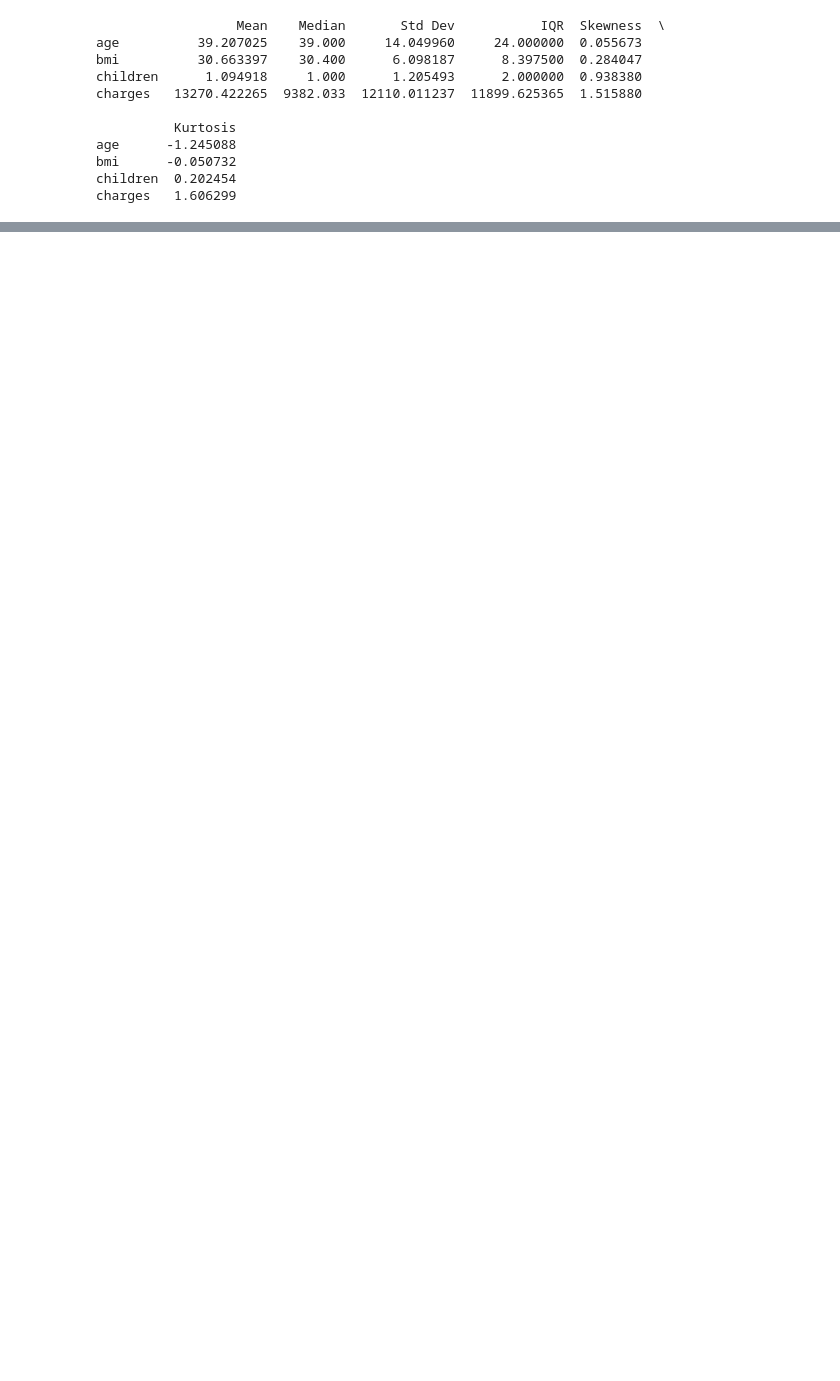
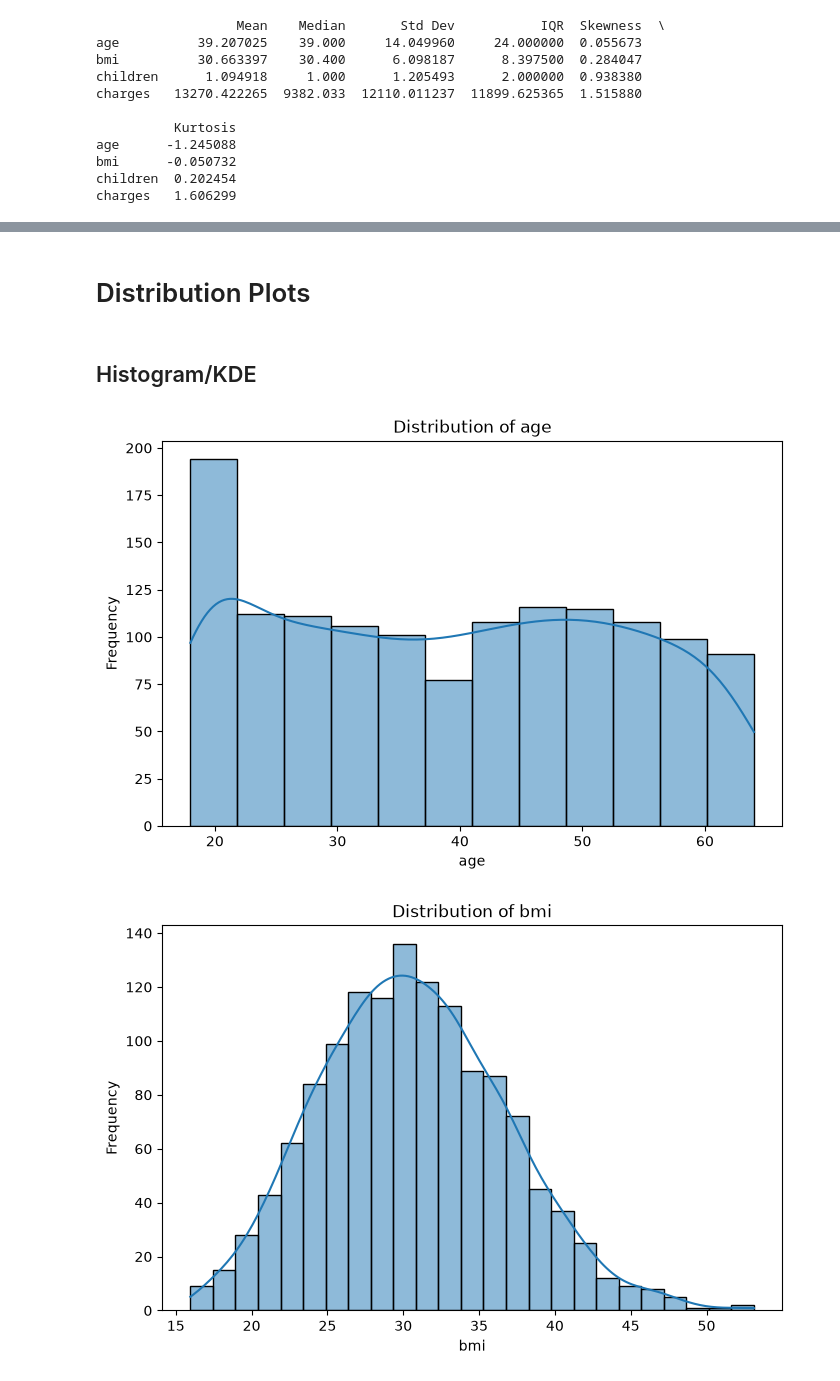
Before and after one commit to Diya0718/DS602_202618011, a Jupyter notebook: Lab04/202618011_lab04.ipynb, the cells around one changed output, grey strips where cells are left out. Cells and saved outputs as stored; diff of their text form; code cells hidden in the pictures; blank space fills up the shorter version.

```diff
--- a/Lab04/202618011_lab04.ipynb
+++ b/Lab04/202618011_lab04.ipynb
@@ -72,0 +75,14 @@ charges   1.606299
+# %%
+numerical_columns = df.select_dtypes(include="number").columns
+categorical_columns = df.select_dtypes(include="str").columns
+
+print("Numerical columns:")
+print(numerical_columns)
+
+print("\nCategorical columns:")
+print(categorical_columns)
+
+# Category counts
+for column in categorical_columns:
+    print(f"\n{column}:")
+    print(df[column].value_counts())
@@ -72,0 +107,25 @@ charges   1.606299
+# %% [markdown]
+# Distribution Plots
+# %% [markdown]
+## Histogram/KDE
+# %%
+import matplotlib.pyplot as plt
+import seaborn as sns
+
+# Distribution plots
+for column in numerical_columns:
+    plt.figure(figsize=(8, 5))
+
+    sns.histplot(
+        data=df,
+        x=column,
+        kde=True
+    )
+
+    plt.title(f"Distribution of {column}")
+    plt.xlabel(column)
+    plt.ylabel("Frequency")
+    plt.show()
+# %% [output]
+[figure, added]
+[figure, added]
```
Also changed, not shown: parts of 38 cells of this notebook, 1 other file.
